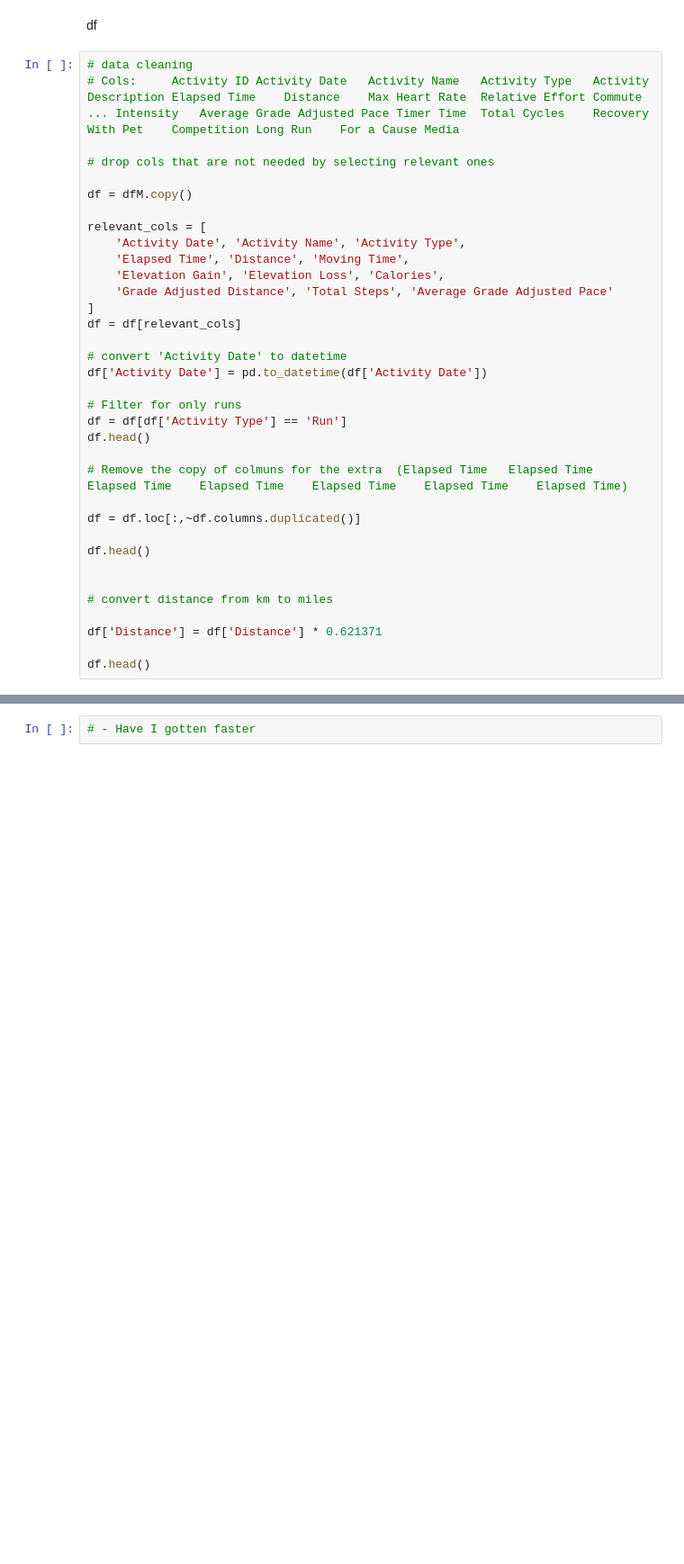
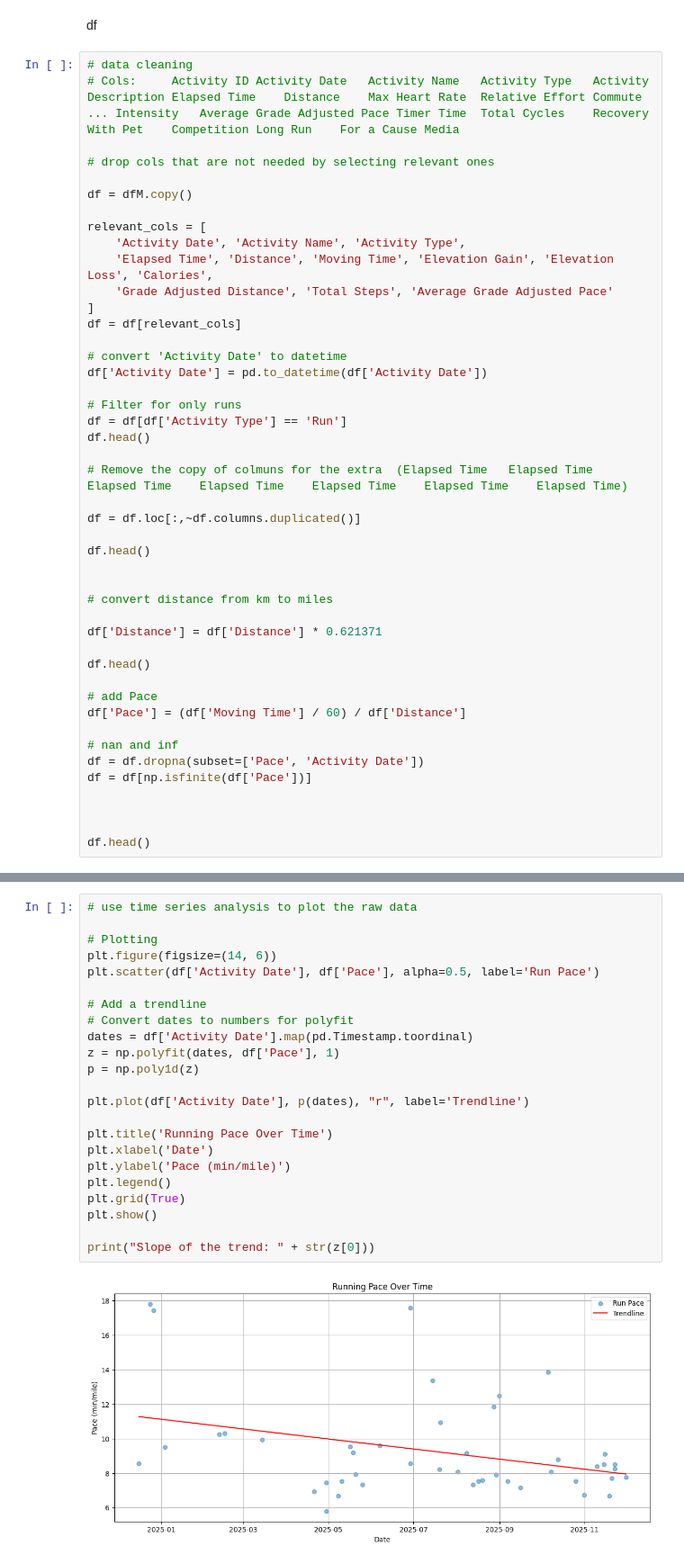
Before and after one commit to shaan101patel/Strava-Analytics, a Jupyter notebook: main.ipynb, the cells around one changed output, grey strips where cells are left out. Shown: that part at 90% size. Cells and saved outputs as stored; diff of their text form; blank space fills up the shorter version.

```diff
--- a/main.ipynb
+++ b/main.ipynb
@@ -50,8 +49,7 @@ df = dfM.copy()
 
 relevant_cols = [
     'Activity Date', 'Activity Name', 'Activity Type',
-    'Elapsed Time', 'Distance', 'Moving Time',
-    'Elevation Gain', 'Elevation Loss', 'Calories',
+    'Elapsed Time', 'Distance', 'Moving Time', 'Elevation Gain', 'Elevation Loss', 'Calories',
     'Grade Adjusted Distance', 'Total Steps', 'Average Grade Adjusted Pace'
 ]
 df = df[relevant_cols]
@@ -75,6 +73,17 @@ df.head()
 df['Distance'] = df['Distance'] * 0.621371
 
 df.head()
+
+# add Pace
+df['Pace'] = (df['Moving Time'] / 60) / df['Distance']
+
+# nan and inf
+df = df.dropna(subset=['Pace', 'Activity Date'])
+df = df[np.isfinite(df['Pace'])]
+
+
+
+df.head()
 # %% [output]
 |  | Activity Date | Activity Name | Activity Type | Elapsed Time | Distance | Moving Time | Elevation Gain | ... |
 | 0 | 2024-12-15 23:29:06 | Prelude | Run | 6329 | 10.165630 | 5227.0 | 127.5 | ... |
@@ -83,4 +92,27 @@ df.head()
 | 3 | 2025-01-03 17:55:53 | Light run with tyan | Run | 2452 | 4.045125 | 2308.0 | 52.9 | ... |
 | 4 | 2025-02-11 15:43:33 | Lite ting | Run | 3102 | 4.330956 | 2660.0 | 36.4 | ... |
 # %%
-# - Have I gotten faster
+# use time series analysis to plot the raw data
+
+# Plotting
+plt.figure(figsize=(14, 6))
+plt.scatter(df['Activity Date'], df['Pace'], alpha=0.5, label='Run Pace')
+
+# Add a trendline
+# Convert dates to numbers for polyfit
+dates = df['Activity Date'].map(pd.Timestamp.toordinal)
+z = np.polyfit(dates, df['Pace'], 1)
+p = np.poly1d(z)
+
+plt.plot(df['Activity Date'], p(dates), "r", label='Trendline')
+
+plt.title('Running Pace Over Time')
+plt.xlabel('Date')
+plt.ylabel('Pace (min/mile)')
+plt.legend()
+plt.grid(True)
+plt.show()
+
+print("Slope of the trend: " + str(z[0]))
+# %% [output]
+[figure, added]
```
Also changed, not shown: parts of 8 cells of this notebook, 1 other file.
